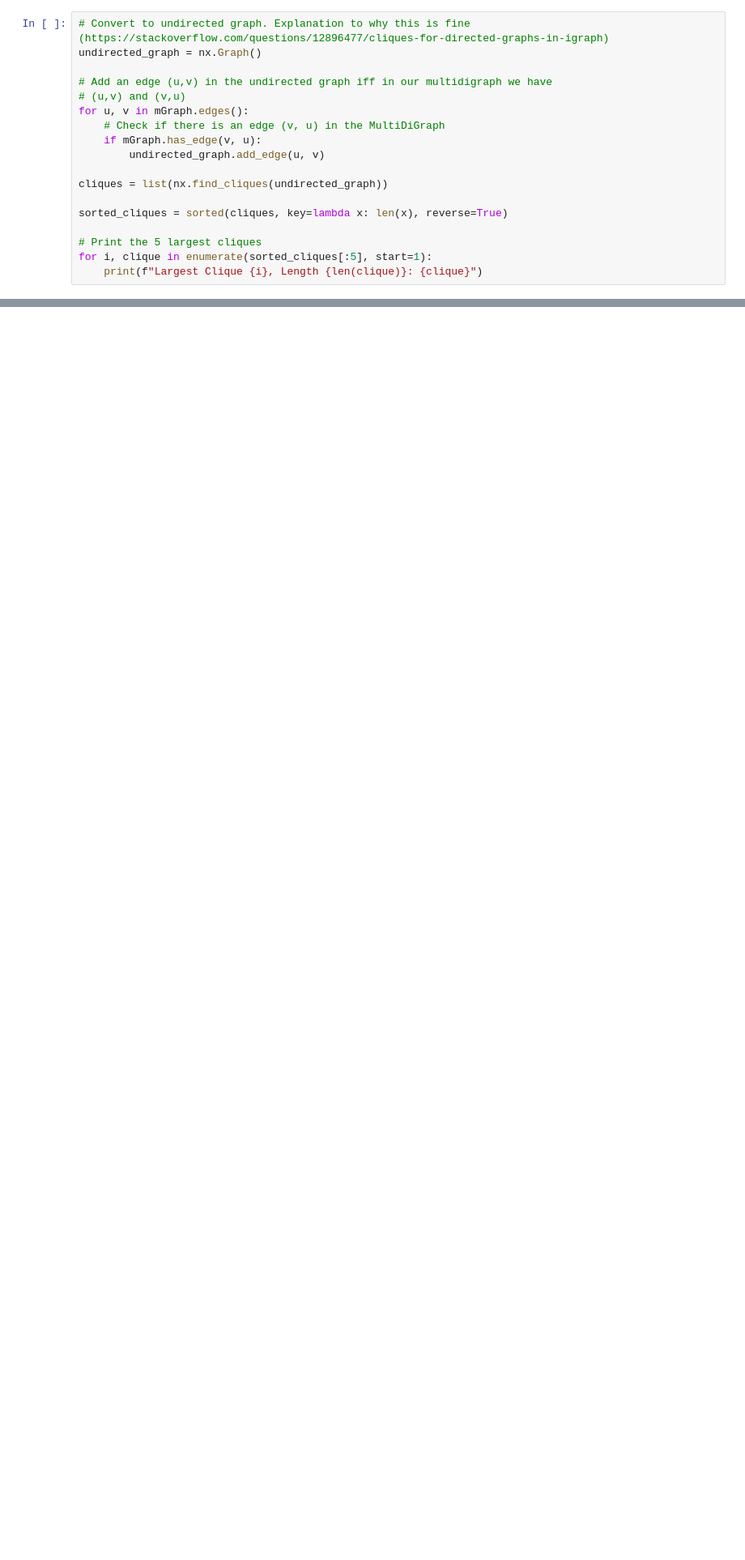
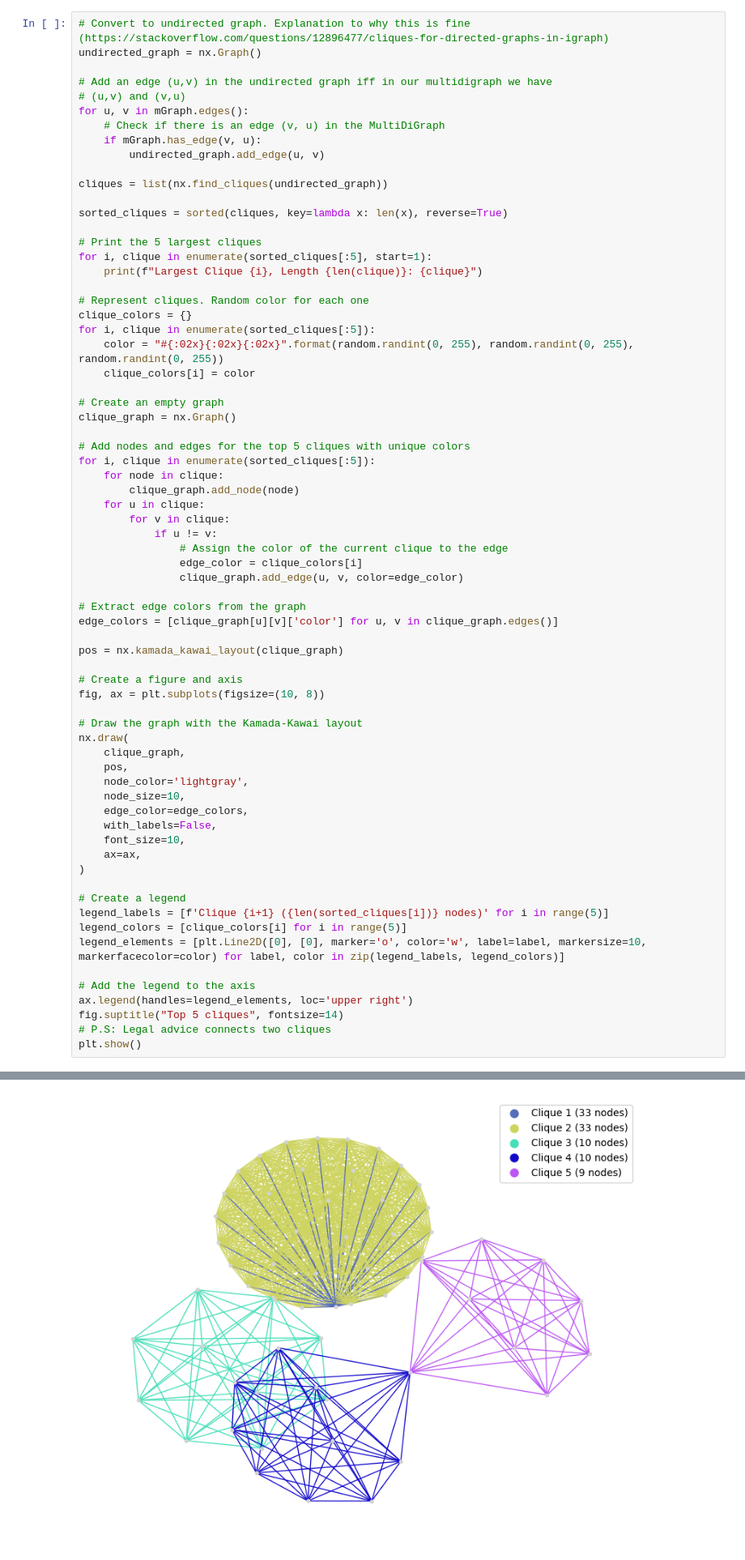
Before and after one commit to MartenM/reddit_analytics, a Jupyter notebook: main.ipynb, the cells around one changed output, grey strips where cells are left out. Shown at 81% size. Drawn from its saved outputs; the diff is of its cells as text; blank space fills up the shorter version.

Commit message:
Cliques visualized

```diff
--- a/main.ipynb
+++ b/main.ipynb
@@ -449,4 +449,55 @@ sorted_cliques = sorted(cliques, key=lambda x: len(x), reverse=True)
 # Print the 5 largest cliques
 for i, clique in enumerate(sorted_cliques[:5], start=1):
     print(f"Largest Clique {i}, Length {len(clique)}: {clique}")
+
+# Represent cliques. Random color for each one
+clique_colors = {}
+for i, clique in enumerate(sorted_cliques[:5]):
+    color = "#{:02x}{:02x}{:02x}".format(random.randint(0, 255), random.randint(0, 255), random.randint(0, 255))
+    clique_colors[i] = color
+
+# Create an empty graph
+clique_graph = nx.Graph()
+
+# Add nodes and edges for the top 5 cliques with unique colors
+for i, clique in enumerate(sorted_cliques[:5]):
+    for node in clique:
+        clique_graph.add_node(node)
+    for u in clique:
+        for v in clique:
+            if u != v:
+                # Assign the color of the current clique to the edge
+                edge_color = clique_colors[i]
+                clique_graph.add_edge(u, v, color=edge_color)
+
+# Extract edge colors from the graph
+edge_colors = [clique_graph[u][v]['color'] for u, v in clique_graph.edges()]
+
+pos = nx.kamada_kawai_layout(clique_graph)
+
+# Create a figure and axis
+fig, ax = plt.subplots(figsize=(10, 8))
+
+# Draw the graph with the Kamada-Kawai layout
+nx.draw(
+    clique_graph,
+    pos,
+    node_color='lightgray',
+    node_size=10,
+    edge_color=edge_colors,
+    with_labels=False,
+    font_size=10,
+    ax=ax,
+)
+
+# Create a legend
+legend_labels = [f'Clique {i+1} ({len(sorted_cliques[i])} nodes)' for i in range(5)]
+legend_colors = [clique_colors[i] for i in range(5)]
+legend_elements = [plt.Line2D([0], [0], marker='o', color='w', label=label, markersize=10, markerfacecolor=color) for label, color in zip(legend_labels, legend_colors)]
+
+# Add the legend to the axis
+ax.legend(handles=legend_elements, loc='upper right')
+fig.suptitle("Top 5 cliques", fontsize=14)
+# P.S: Legal advice connects two cliques
+plt.show()
 # %% [output]
@@ -458 +509,2 @@ Largest Clique 5, Length 9: ['raisedbynarcissists', 'askreddit', 'offmychest', '
+[figure, added]
 # %% [markdown]
```
Also changed, not shown: parts of 5 cells of this notebook.
